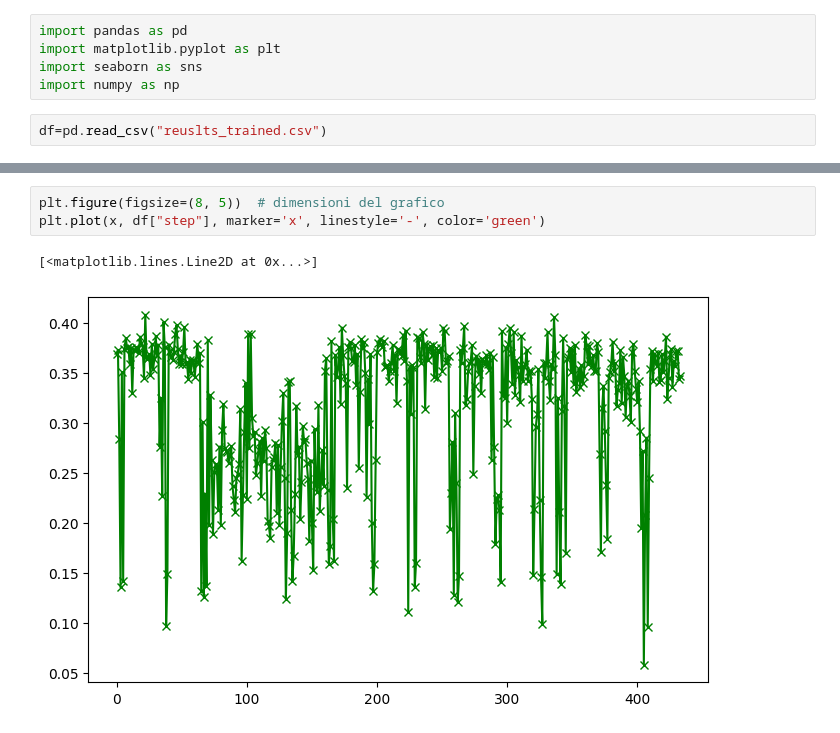
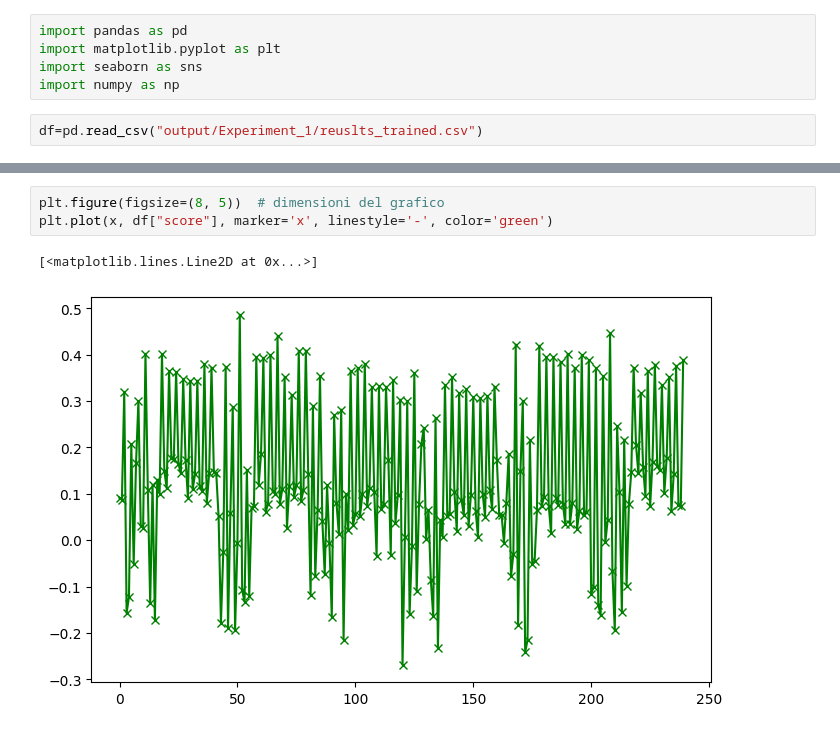
Before and after one commit to DomenicoVillari3/bioai, a Jupyter notebook: plot.ipynb, the cells around one changed output, grey strips where cells are left out. Cells and saved outputs as stored; diff of their text form.

```diff
--- a/plot.ipynb
+++ b/plot.ipynb
@@ -4,7 +4,7 @@ import matplotlib.pyplot as plt
 import seaborn as sns
 import numpy as np
 # %%
-df=pd.read_csv("reuslts_trained.csv")
+df=pd.read_csv("output/Experiment_1/reuslts_trained.csv")
 # %%
 # Indice come asse x (es: iterazioni o step)
 x = df.index
@@ -26,6 +26,6 @@ plt.show()
 # %%
 plt.figure(figsize=(8, 5))  # dimensioni del grafico
-plt.plot(x, df["step"], marker='x', linestyle='-', color='green')
+plt.plot(x, df["score"], marker='x', linestyle='-', color='green')
 # %% [output]
 [<matplotlib.lines.Line2D at 0x...>]
-[figure, old version]
+[figure, new version]
```
Also changed, not shown: parts of 2 cells of this notebook, 5 other files.
